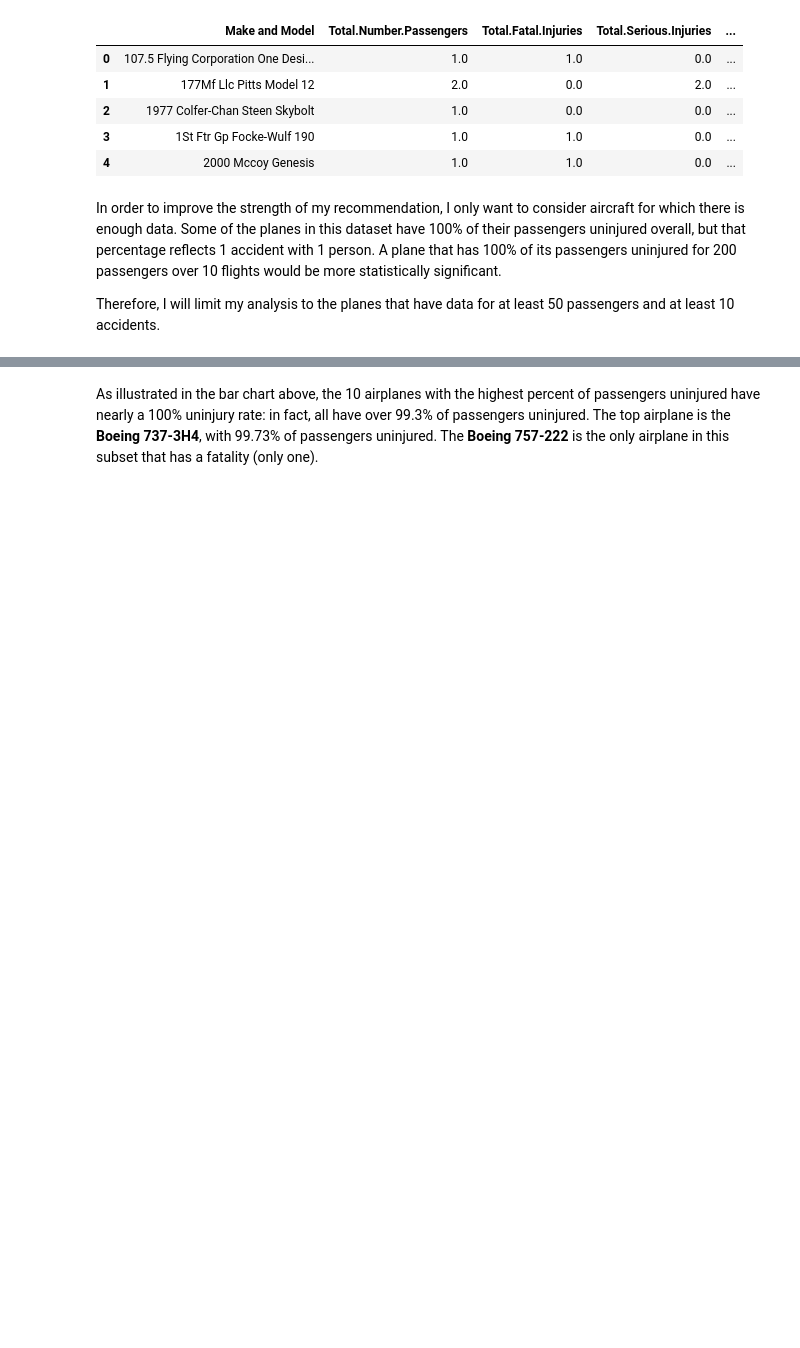
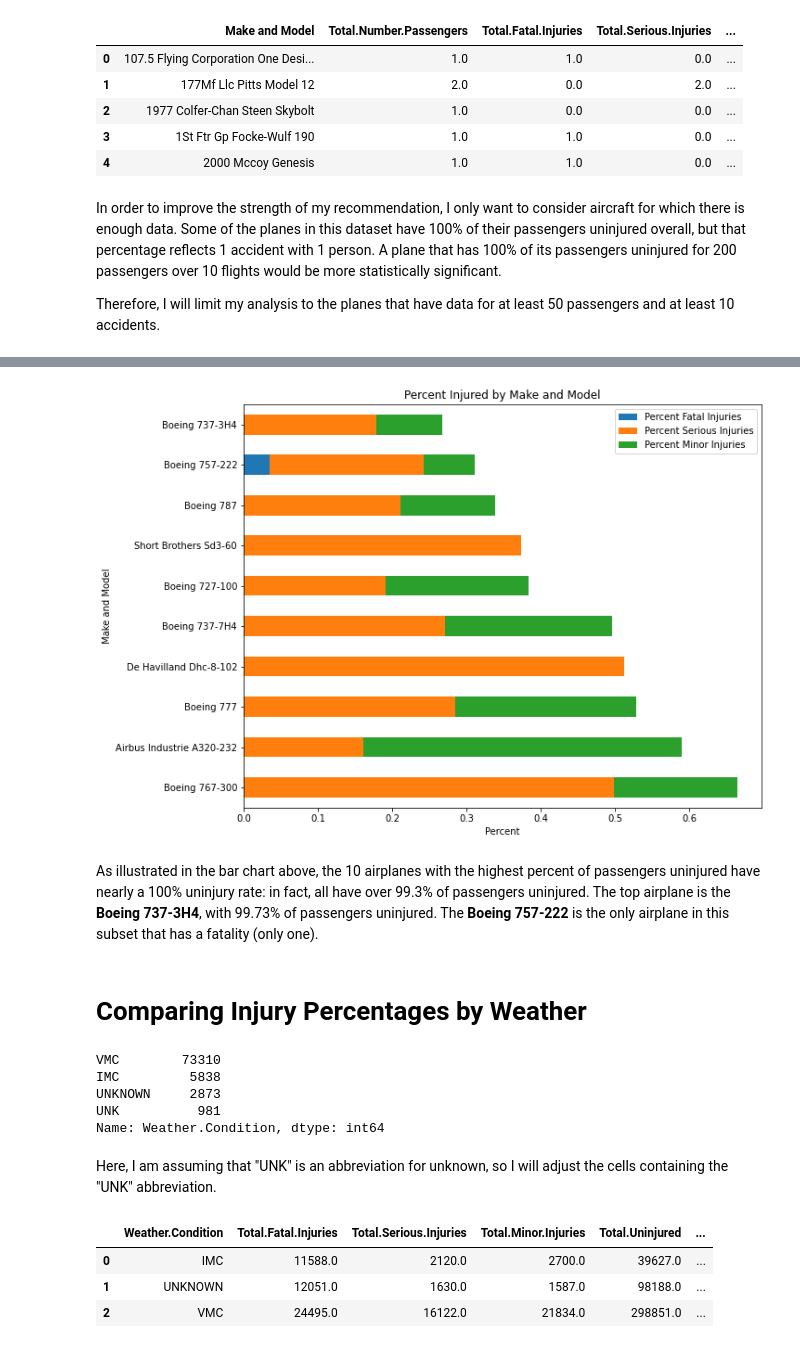
Before and after one commit to ccsurratt/dsc-phase-1-project-v3, a Jupyter notebook: student.ipynb, the cells around one changed output, grey strips where cells are left out. Cells and saved outputs as stored; diff of their text form; code cells hidden in the pictures; blank space fills up the shorter version.

```diff
--- a/student.ipynb
+++ b/student.ipynb
@@ -463,2 +491,28 @@ accidents_subset_plot.plot.barh(stacked=True, figsize=(10,8));
+# %%
+accidents_subset_plot = accidents_subset[-10:].drop(['Total.Number.Passengers', 'Number.Accidents',
+                                                    'Percent.Uninjured'], axis=1)
+accidents_subset_plot.rename(columns={'Percent.Fatal.Injuries': 'Percent Fatal Injuries',
+                                      'Percent.Serious.Injuries': 'Percent Serious Injuries',
+                                     'Percent.Minor.Injuries': 'Percent Minor Injuries',
+                                     'Percent.Uninjured': 'Percent Uninjured'}, inplace=True)
+accidents_subset_plot.set_index('Make and Model', inplace=True)
+accidents_subset_plot.plot.barh(stacked=True, figsize=(10,8))
+plt.title("Percent Injured by Make and Model")
+plt.ylabel("Make and Model")
+plt.xlabel("Percent");
+# %% [output]
+[figure, added]
 # %% [markdown]
 As illustrated in the bar chart above, the 10 airplanes with the highest percent of passengers uninjured have nearly a 100% uninjury rate: in fact, all have over 99.3% of passengers uninjured. The top airplane is the **Boeing 737-3H4**, with 99.73% of passengers uninjured. The **Boeing 757-222** is the only airplane in this subset that has a fatality (only one).
+# %% [markdown]
+# Comparing Injury Percentages by Weather
+# %%
+df['Weather.Condition'].value_counts()
+# %% [output]
+VMC        73310
+IMC         5838
+UNKNOWN     2873
+UNK          981
+Name: Weather.Condition, dtype: int64
+# %% [markdown]
+Here, I am assuming that "UNK" is an abbreviation for unknown, so I will adjust the cells containing the "UNK" abbreviation.
@@ -464,0 +521,11 @@ As illustrated in the bar chart above, the 10 airplanes with the highest percent
+# %%
+#created a dataframe including the injury categories by weather condition
+injuries_by_weather = df.groupby('Weather.Condition')['Total.Fatal.Injuries', 'Total.Serious.Injuries',
+                                                     'Total.Minor.Injuries', 'Total.Uninjured',
+                                                      'Total.Number.Passengers'].sum().reset_index()
+injuries_by_weather
+# %% [output]
+|  | Weather.Condition | Total.Fatal.Injuries | Total.Serious.Injuries | Total.Minor.Injuries | Total.Uninjured | ... |
+| 0 | IMC | 11588.0 | 2120.0 | 2700.0 | 39627.0 | ... |
+| 1 | UNKNOWN | 12051.0 | 1630.0 | 1587.0 | 98188.0 | ... |
+| 2 | VMC | 24495.0 | 16122.0 | 21834.0 | 298851.0 | ... |
```
Also changed, not shown: parts of 24 cells of this notebook.
